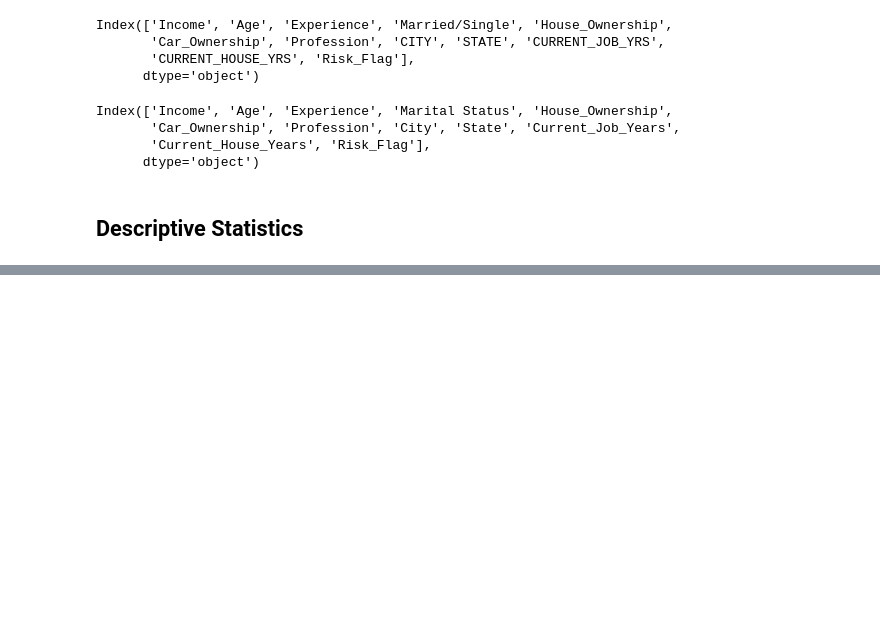
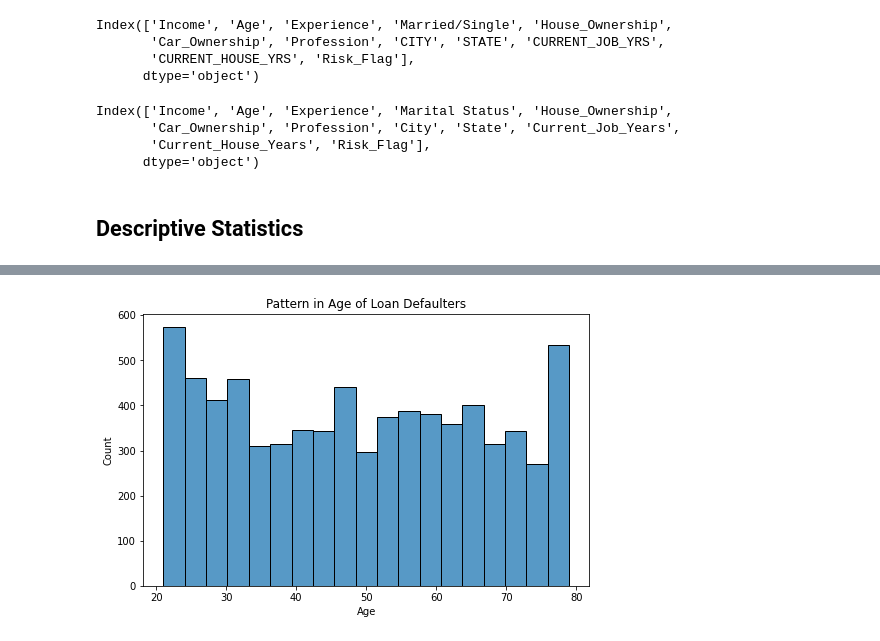
Before and after one commit to AmanCSE-1/Loan-Defaulter-Prediction-based-on-Customer-Behavior, a Jupyter notebook: main.ipynb, the cells around one changed output, grey strips where cells are left out. Cells and saved outputs as stored; diff of their text form; code cells hidden in the pictures; blank space fills up the shorter version.

```diff
--- a/main.ipynb
+++ b/main.ipynb
@@ -100,0 +138,7 @@ dtype: int64
+# %%
+plt.figure(figsize=(8, 5))
+sns.histplot(data=df[df['Risk_Flag']==1], x='Age')
+plt.title('Pattern in Age of Loan Defaulters')
+plt.show()
+# %% [output]
+[figure, added]
```
Also changed, not shown: parts of 8 cells of this notebook.
